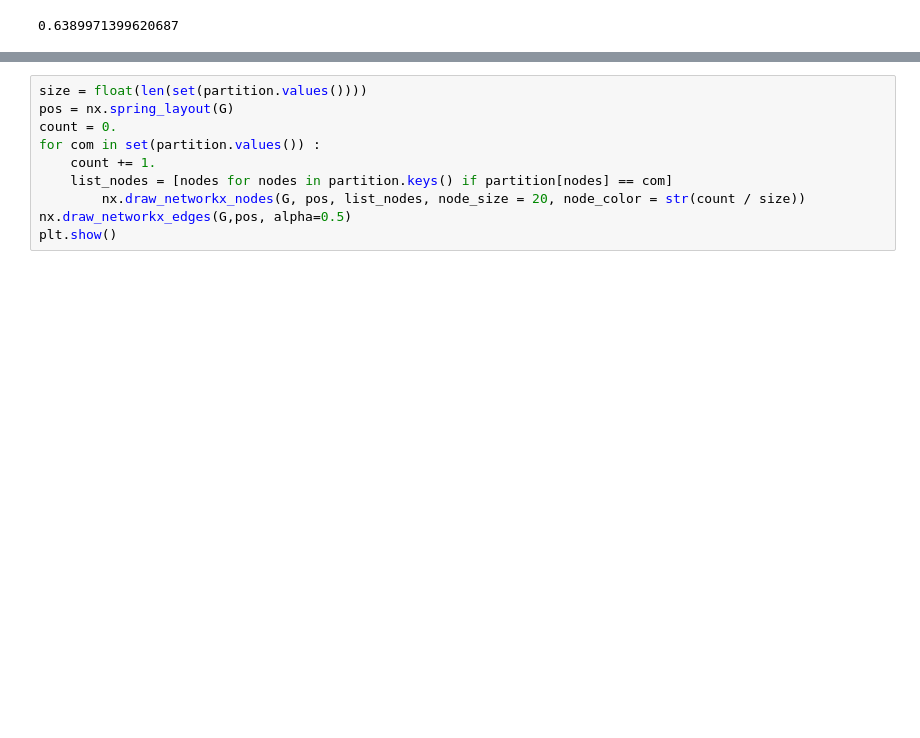
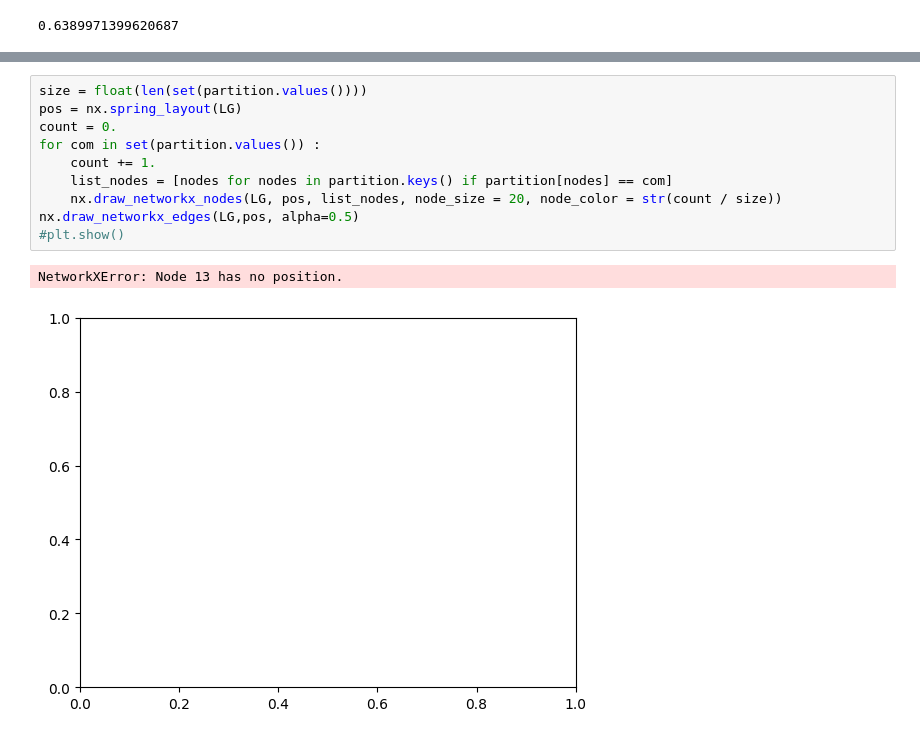
Before and after one commit to viggo-gascou/network-analysis, a Jupyter notebook: communities.ipynb, the cells around one changed output, grey strips where cells are left out. Drawn from its saved outputs; the diff is of its cells as text; blank space fills up the shorter version.

```diff
--- a/communities.ipynb
+++ b/communities.ipynb
@@ -105,10 +105,13 @@ AttributeError: module 'community' has no attribute 'best_partition'
 # %%
 size = float(len(set(partition.values())))
-pos = nx.spring_layout(G)
+pos = nx.spring_layout(LG)
 count = 0.
 for com in set(partition.values()) :
     count += 1.
     list_nodes = [nodes for nodes in partition.keys() if partition[nodes] == com]
-        nx.draw_networkx_nodes(G, pos, list_nodes, node_size = 20, node_color = str(count / size))
-nx.draw_networkx_edges(G,pos, alpha=0.5)
-plt.show()
+    nx.draw_networkx_nodes(LG, pos, list_nodes, node_size = 20, node_color = str(count / size))
+nx.draw_networkx_edges(LG,pos, alpha=0.5)
+#plt.show()
+# %% [output]
+NetworkXError: Node 13 has no position.
+[figure, added]
```
Also changed, not shown: parts of 7 cells of this notebook, 6 other files.
